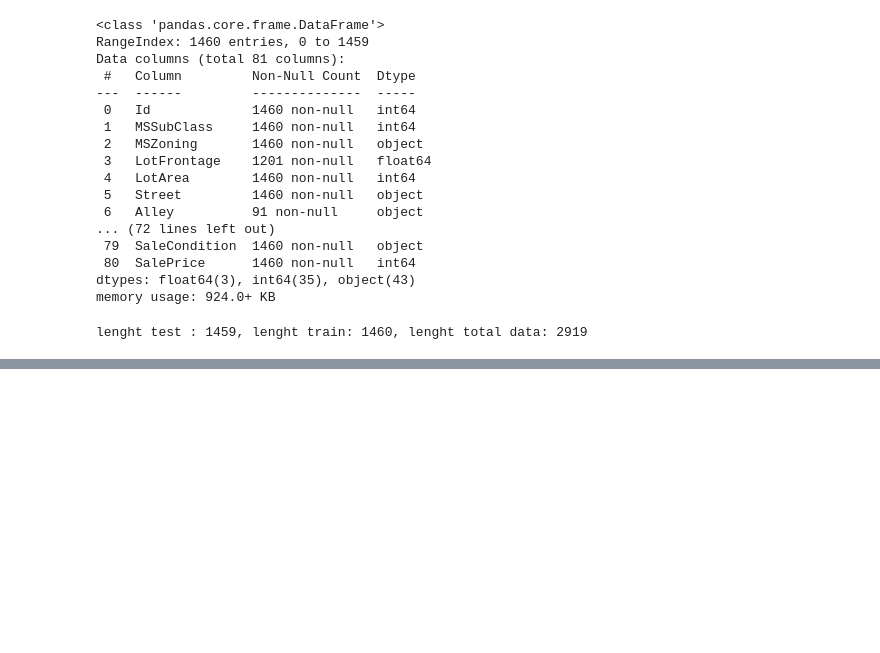
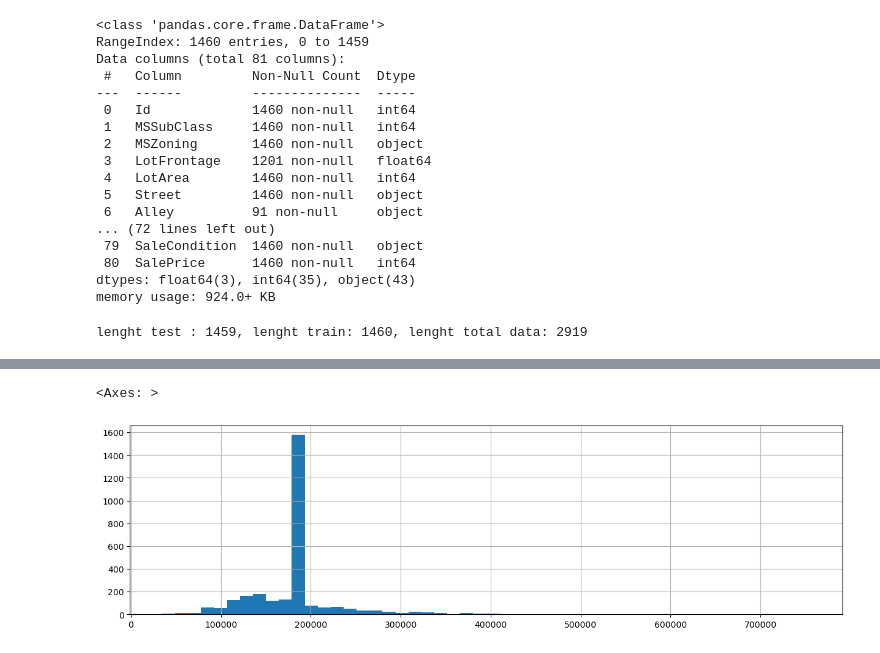
Before and after one commit to steestor/Supervised_Learning_Project_Samsung, a Jupyter notebook: Proyecto Final - House prices.ipynb, the cells around one changed output, grey strips where cells are left out. Saved outputs shown, nothing was run; the diff lists cells and outputs as text; code cells hidden in the pictures; blank space fills up the shorter version.

```diff
--- a/Proyecto Final - House prices.ipynb
+++ b/Proyecto Final - House prices.ipynb
@@ -85,0 +276,7 @@ plt.show()
+# %%
+# El eje X representa el precio de venta en dólares, que va desde 0 hasta aproximadamente 600,000 dólares
+# El eje Y representa la frecuencia, es decir, cuántas casas hay en cada rango de precio
+df_imputed.SalePrice.hist(bins=50, figsize=(15, 4))
+# %% [output]
+<Axes: >
+[figure, added]
```
Also changed, not shown: parts of 19 cells of this notebook.
